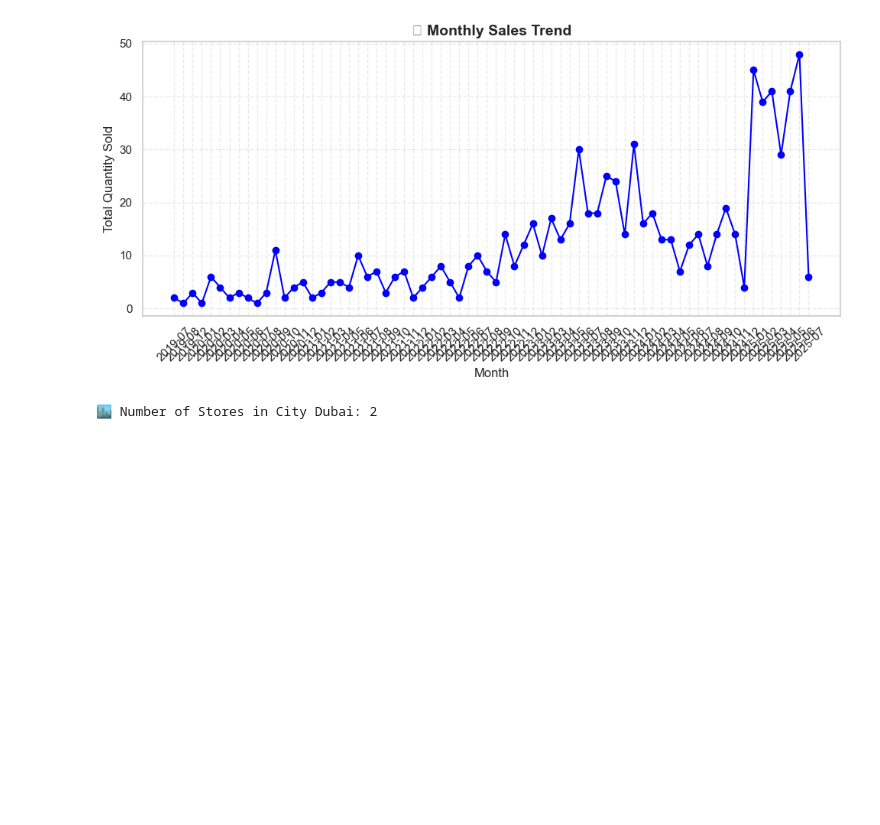
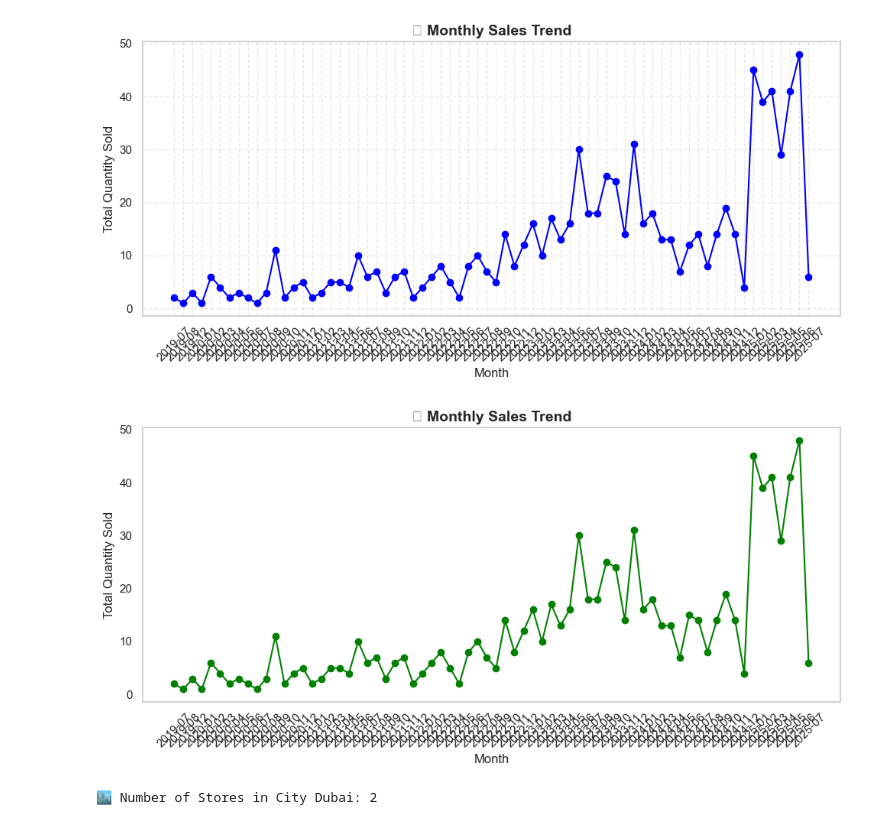
Before and after one commit to Syed-Moinuddin2025/SQL-Python-Learning-Journey, a Jupyter notebook: 01_Apple_Store_Analytics_Project/AppleStore_Analysis.ipynb, the cells around one changed output. Drawn from its saved outputs; the diff is of its cells as text; code cells hidden in the pictures; blank space fills up the shorter version.

```diff
--- a/01_Apple_Store_Analytics_Project/AppleStore_Analysis.ipynb
+++ b/01_Apple_Store_Analytics_Project/AppleStore_Analysis.ipynb
@@ -305,6 +305,26 @@ plt.tight_layout()
 plt.show()
 # %% [output]
 [figure]
+# %%
+df['year_month'] = df['sale_date'].dt.to_period('M')  # Monthly group
+df['year'] = df['sale_date'].dt.year  # Yearly group
+
+monthly_sales = df.groupby('year_month')['quantity'].sum().reset_index()
+monthly_sales['year_month'] = monthly_sales['year_month'].astype(str)
+
+import matplotlib.pyplot as plt
+
+plt.figure(figsize=(10, 5))
+plt.plot(monthly_sales['year_month'], monthly_sales['quantity'], marker='o', color='green')
+plt.title("📅 Monthly Sales Trend", fontsize=14, weight='bold')
+plt.xlabel("Month")
+plt.ylabel("Total Quantity Sold")
+plt.xticks(rotation=45)
+plt.grid(False, linestyle='', alpha=0.5)
+plt.tight_layout()
+plt.show()
+# %% [output]
+[figure, added]
 # %%
 num_stores_ny = df[df['city'] == 'Dubai']['store_name'].nunique()
 print(f"\n🏙️ Number of Stores in City Dubai: {num_stores_ny}")
```
Also changed, not shown: parts of 3 cells of this notebook, 1 other file.
